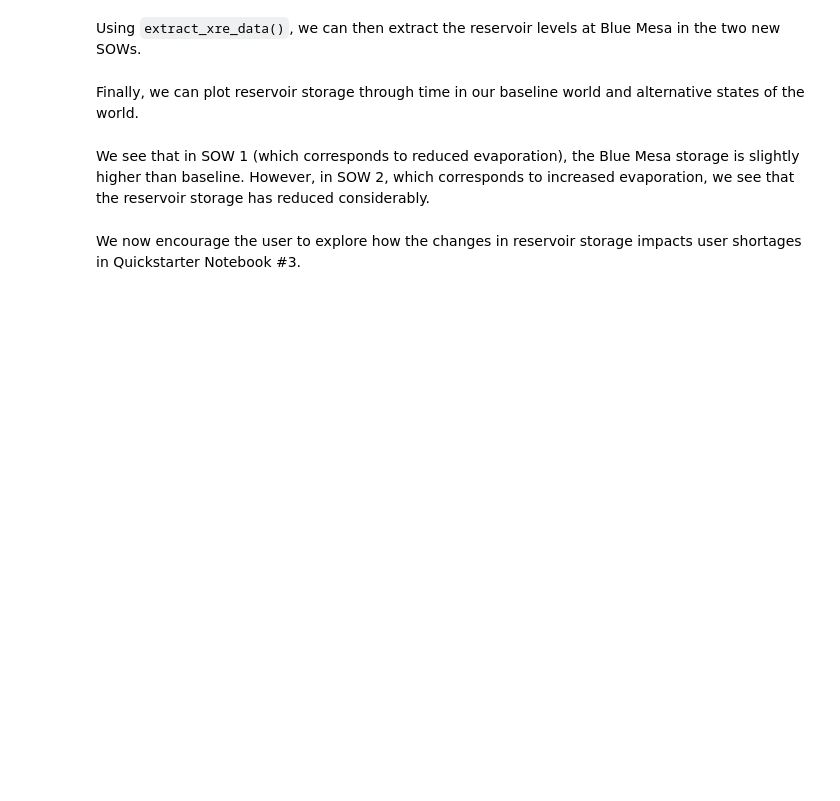
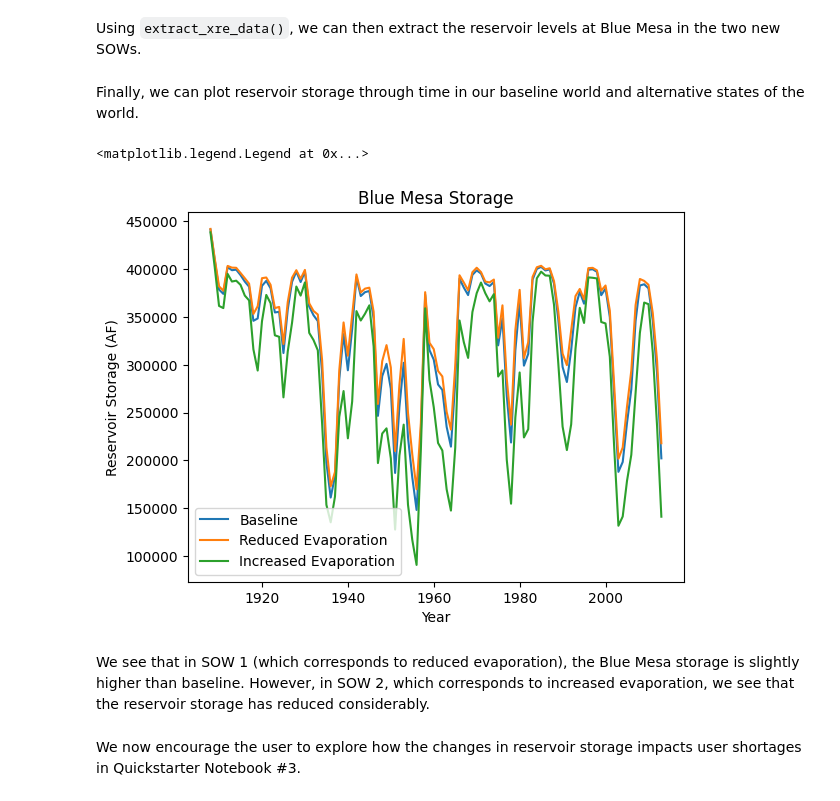
Before and after one commit to IMMM-SFA/statemodify, a Jupyter notebook: notebooks/N2_Evaporation_File_Modification.ipynb, the cells around one changed output. Saved outputs shown, nothing was run; the diff lists cells and outputs as text; code cells hidden in the pictures; blank space fills up the shorter version.

```diff
--- a/notebooks/N2_Evaporation_File_Modification.ipynb
+++ b/notebooks/N2_Evaporation_File_Modification.ipynb
@@ -40,7 +39,11 @@ statemod_exe = os.path.join(root_dir, "statemod-17.0.3-gfortran-lin-64bit-o3")
 
 # data directory and root name for the target basin
 data_dir = os.path.join(
-    home_dir, "data", "gm2015_StateMod_modified", "gm2015_StateMod_modified", "StateMod"
+    home_dir,
+    "data",
+    "gm2015_StateMod_modified",
+    "gm2015_StateMod_modified",
+    "StateMod"
 )
 
 # directory to the target basin input files with root name for the basin
@@ -50,7 +53,11 @@ basin_path = os.path.join(data_dir, "gm2015B")
 scenarios_dir = os.path.join(data_dir, "scenarios")
 
 # path to eva template file
-eva_template_file = os.path.join(home_dir, "data", "gm2015B_template_eva.rsp")
+eva_template_file = os.path.join(
+    home_dir,
+    "data",
+    "gm2015B_template_eva.rsp"
+)
 # %%
 # run statemod
 subprocess.call([statemod_exe, basin_path, "-simulate"])
@@ -263,36 +328,37 @@ Finally, we can plot reservoir storage through time in our baseline world and al
 # %%
 # historic reservoir directory
 historic_res_dir = os.path.join(data_dir, "historic_reservoir_levels")
 blue_mesa_file = os.path.join(historic_res_dir, "Blue_Mesa_xre_data.csv")
 
 # Import baseline dataframe
-baseline = pd.read_csv(
-    blue_mesa_file, index_col=False, usecols=["Year", "Init. Storage"]
-)
-baseline = baseline.groupby("Year").mean().reset_index()
+baseline = pd.read_csv(blue_mesa_file, index_col=False, usecols=['Year','Init. Storage'])
+baseline = baseline.groupby('Year').mean().reset_index()
 
 # Import SOW1
 s0_1_file = os.path.join(scenarios_dir, "S0_1", "Blue_Mesa_xre_data.csv")
-SOW1 = pd.read_csv(s0_1_file, index_col=False, usecols=["Year", "Init. Storage"])
-SOW1 = SOW1.groupby("Year").mean().reset_index()
+SOW1 = pd.read_csv(s0_1_file, index_col=False, usecols=['Year','Init. Storage'])
+SOW1 = SOW1.groupby('Year').mean().reset_index()
 
 # Import SOW2
 s1_1_file = os.path.join(scenarios_dir, "S1_1", "Blue_Mesa_xre_data.csv")
-SOW2 = pd.read_csv(s1_1_file, index_col=False, usecols=["Year", "Init. Storage"])
-SOW2 = SOW2.groupby("Year").mean().reset_index()
+SOW2 = pd.read_csv(s1_1_file, index_col=False, usecols=['Year','Init. Storage'])
+SOW2 = SOW2.groupby('Year').mean().reset_index()
 
 # Plot reservoir levels
 fig, ax = plt.subplots()
 
-plt.plot(baseline["Year"], baseline["Init. Storage"], label="Baseline")
-plt.plot(SOW1["Year"], SOW1["Init. Storage"], label="Reduced Evaporation")
-plt.plot(SOW2["Year"], SOW2["Init. Storage"], label="Increased Evaporation")
+plt.plot(baseline['Year'], baseline['Init. Storage'],label='Baseline')
+plt.plot(SOW1['Year'], SOW1['Init. Storage'],label='Reduced Evaporation')
+plt.plot(SOW2['Year'], SOW2['Init. Storage'],label='Increased Evaporation')
 
 plt.title("Blue Mesa Storage")
 plt.xlabel("Year")
 plt.ylabel("Reservoir Storage (AF)")
 
 plt.legend()
+# %% [output]
+<matplotlib.legend.Legend at 0x...>
+[figure, added]
 # %% [markdown]
 We see that in SOW 1 (which corresponds to reduced evaporation), the Blue Mesa storage is slightly higher than baseline. However, in SOW 2, which corresponds to increased evaporation, we see that the reservoir storage has reduced considerably.
 # %% [markdown]
```
Also changed, not shown: parts of 9 cells of this notebook, 4 other files.
